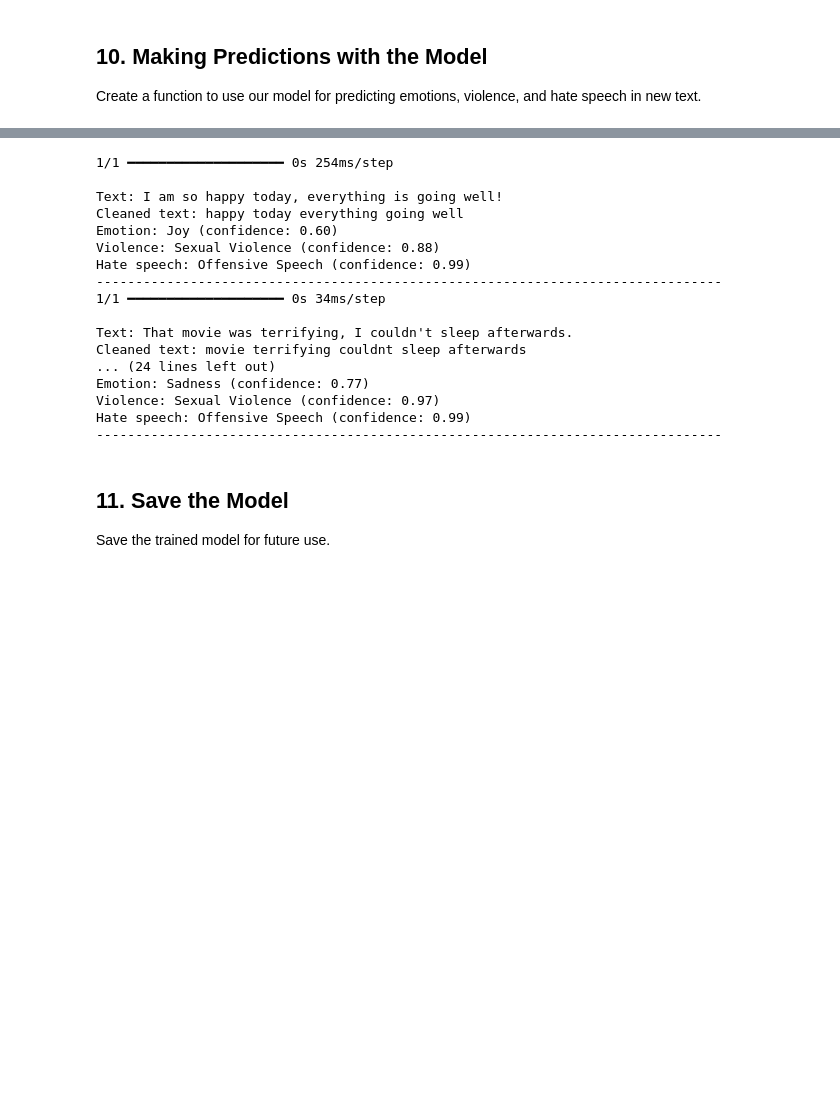
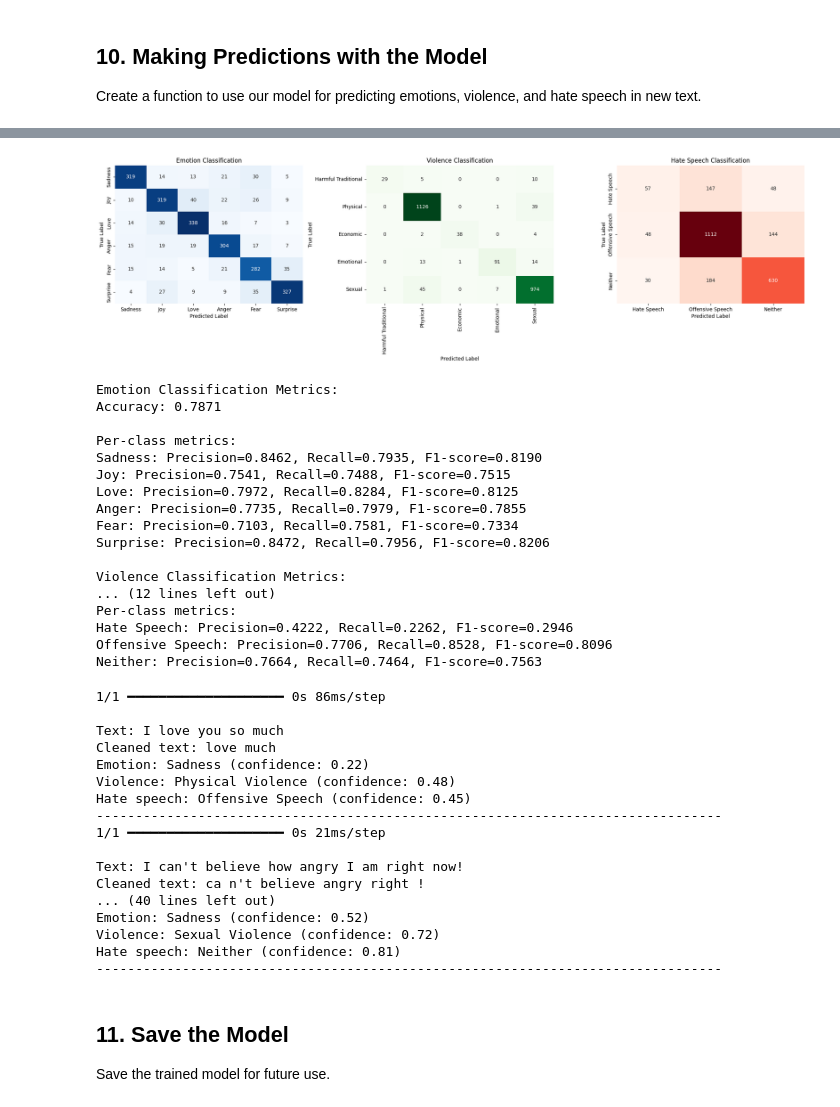
Before and after one commit to mageshyt/Multi-Task-NLP-model-with-LSTM-Detect-Emotions-Hate-Speech-Violence-in-Text, a Jupyter notebook: notebooks/Building_Multi_Task_NLP_model_with_LSTM_Detect_Emotions,_Hate_Speech_&_Violence_in_Text.ipynb, the cells around one changed output, grey strips where cells are left out. Saved outputs shown, nothing was run; the diff lists cells and outputs as text; code cells hidden in the pictures; blank space fills up the shorter version.

Commit message:
updated the model architrecutre

```diff
--- a/notebooks/Building_Multi_Task_NLP_model_with_LSTM_Detect_Emotions,_Hate_Speech_&_Violence_in_Text.ipynb
+++ b/notebooks/Building_Multi_Task_NLP_model_with_LSTM_Detect_Emotions,_Hate_Speech_&_Violence_in_Text.ipynb
@@ -969,0 +962,17 @@ Neither: Precision=0.7002, Recall=0.9491, F1-score=0.8058
+# %%
+# Create a dictionary of validation inputs for model prediction
+val_inputs = {
+    'emotion_input': X_emotion_val_adjusted,
+    'violence_input': X_violence_val_adjusted,
+    'hate_input': X_hate_val_adjusted
+}
+
+y_true_dict = {
+    'emotion_output': to_categorical(y_emotion_val, num_classes=num_emotion_classes),
+    'violence_output': to_categorical(y_violence_val, num_classes=num_violence_classes),
+    'hate_output': to_categorical(y_hate_val, num_classes=num_hate_classes)
+}
+
+# Call the visualization function with correct parameters
+visualize_confusion_matrices(model, val_inputs, y_true_dict)
+# %% [output]
@@ -970,3 +980,21 @@ Neither: Precision=0.7002, Recall=0.9491, F1-score=0.8058
+[figure, added]
+Emotion Classification Metrics:
+Accuracy: 0.7871
+
+Per-class metrics:
+Sadness: Precision=0.8462, Recall=0.7935, F1-score=0.8190
+Joy: Precision=0.7541, Recall=0.7488, F1-score=0.7515
+Love: Precision=0.7972, Recall=0.8284, F1-score=0.8125
+Anger: Precision=0.7735, Recall=0.7979, F1-score=0.7855
+Fear: Precision=0.7103, Recall=0.7581, F1-score=0.7334
+Surprise: Precision=0.8472, Recall=0.7956, F1-score=0.8206
+
+Violence Classification Metrics:
+... (12 lines left out)
+Per-class metrics:
+Hate Speech: Precision=0.4222, Recall=0.2262, F1-score=0.2946
+Offensive Speech: Precision=0.7706, Recall=0.8528, F1-score=0.8096
+Neither: Precision=0.7664, Recall=0.7464, F1-score=0.7563
 # %%
 def predict_text(text, model, tokenizer, max_length=MAX_SEQUENCE_LENGTH):
     """Make predictions for a given text across all three tasks.
@@ -1029,6 +1061,8 @@ def predict_text(text, model, tokenizer, max_length=MAX_SEQUENCE_LENGTH):
 # %%
 # Test with some sample texts
 sample_texts = [
+    "I love you so much",
+    "I can't believe how angry I am right now!",
     "I am so happy today, everything is going well!",
     "That movie was terrifying, I couldn't sleep afterwards.",
     "I can't believe how rude that person was to me.",
@@ -1047,22 +1081,22 @@ for text in sample_texts:
     print(f"Hate speech: {results['hate']['label']} (confidence: {results['hate']['confidence']:.2f})")
     print("-" * 80)
 # %% [output]
-1/1 ━━━━━━━━━━━━━━━━━━━━ 0s 254ms/step
+1/1 ━━━━━━━━━━━━━━━━━━━━ 0s 86ms/step
 
-Text: I am so happy today, everything is going well!
-Cleaned text: happy today everything going well
-Emotion: Joy (confidence: 0.60)
-Violence: Sexual Violence (confidence: 0.88)
-Hate speech: Offensive Speech (confidence: 0.99)
+Text: I love you so much
+Cleaned text: love much
+Emotion: Sadness (confidence: 0.22)
+Violence: Physical Violence (confidence: 0.48)
+Hate speech: Offensive Speech (confidence: 0.45)
 --------------------------------------------------------------------------------
-1/1 ━━━━━━━━━━━━━━━━━━━━ 0s 34ms/step
+1/1 ━━━━━━━━━━━━━━━━━━━━ 0s 21ms/step
 
-Text: That movie was terrifying, I couldn't sleep afterwards.
-Cleaned text: movie terrifying couldnt sleep afterwards
-... (24 lines left out)
-Emotion: Sadness (confidence: 0.77)
-Violence: Sexual Violence (confidence: 0.97)
-Hate speech: Offensive Speech (confidence: 0.99)
+Text: I can't believe how angry I am right now!
+Cleaned text: ca n't believe angry right !
+... (40 lines left out)
+Emotion: Sadness (confidence: 0.52)
+Violence: Sexual Violence (confidence: 0.72)
+Hate speech: Neither (confidence: 0.81)
 --------------------------------------------------------------------------------
 # %% [markdown]
 ## 11. Save the Model
```
Also changed, not shown: parts of 13 cells of this notebook.
